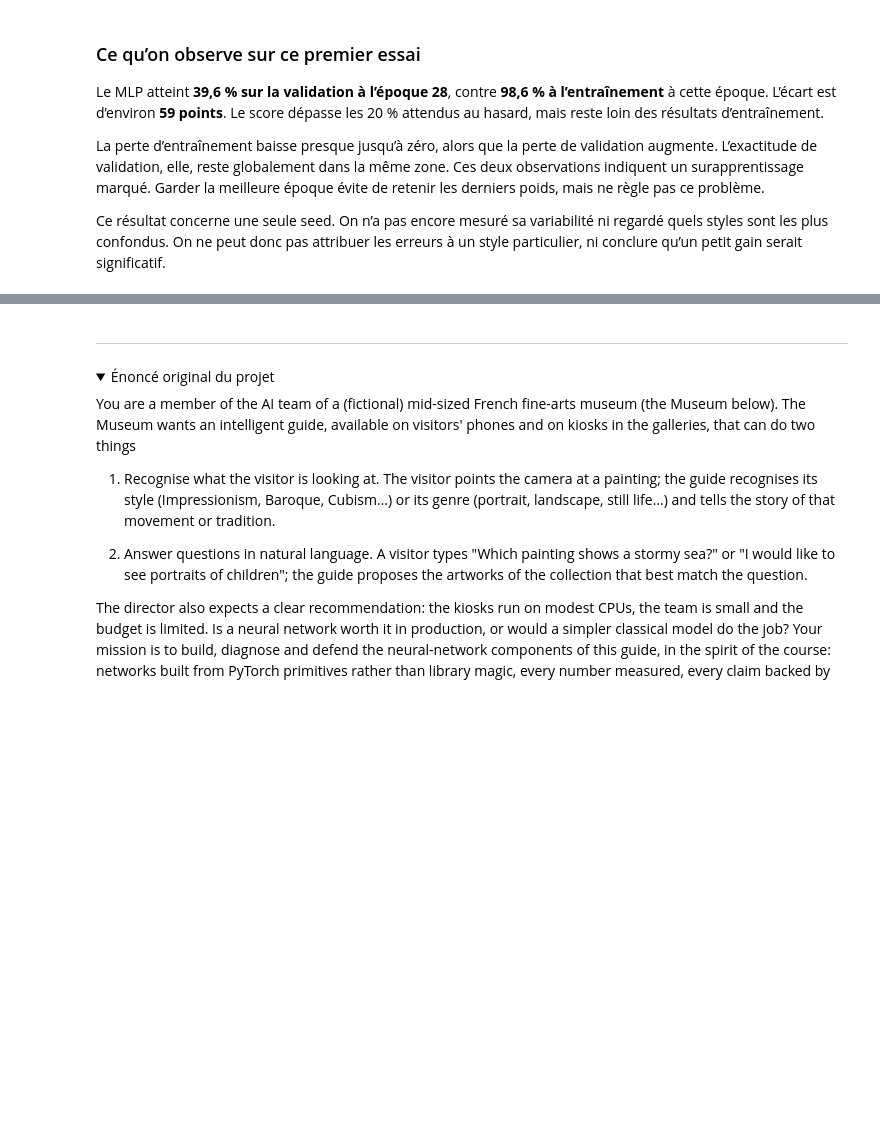
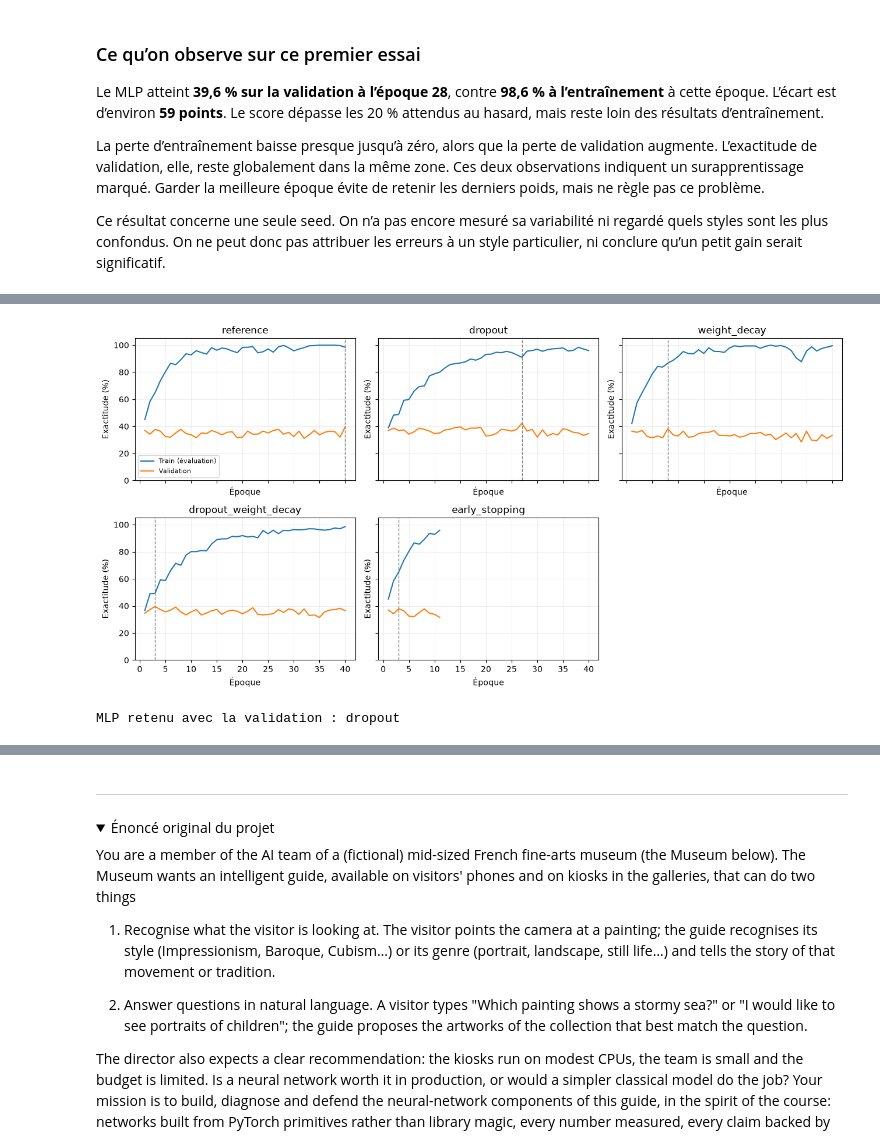
Before and after one commit to nbachiri-oss/Deep-Learning-Wikiart, a Jupyter notebook: wikiart.ipynb, the cells around one changed output, grey strips where cells are left out. Drawn from its saved outputs; the diff is of its cells as text; code cells hidden in the pictures; folded sections open; blank space fills up the shorter version.

Commit message:
Compare MLP regularization and train the ResNet-18 head with a frozen backbone

```diff
--- a/wikiart.ipynb
+++ b/wikiart.ipynb
@@ -1098,0 +1247,17 @@ La recherche d’œuvres en langage naturel reste une piste ultérieure ; ce not
+# %%
+mlp_results = {}
+for settings in MLP_EXPERIMENTS:
+    result_path = REGULARIZATION_DIR / settings["name"] / "validation_summary.json"
+    if not result_path.is_file():
+        raise FileNotFoundError("Résultats de régularisation absents : passer RUN_REGULARIZATION = True.")
+    mlp_results[settings["name"]] = json.loads(result_path.read_text(encoding="utf-8"))
+
+mlp_comparison = pd.DataFrame([
+    {"Essai": name, "Époques": result["epochs_run"], "Meilleure époque": result["best_epoch"],
+     "Train (%)": 100 * result["train_accuracy_at_best_epoch"],
+     "Validation (%)": 100 * result["best_validation_accuracy"],
+     "Écart (points)": 100 * result["train_validation_accuracy_gap"],
+     "Perte validation": result["best_validation_loss"]}
+    for name, result in mlp_results.items()
+]).set_index("Essai")
+mlp_comparison.round(2)
@@ -1098,0 +1272,21 @@ La recherche d’œuvres en langage naturel reste une piste ultérieure ; ce not
+# %%
+fig, axes = plt.subplots(2, 3, figsize=(13, 6.5), sharex=True, sharey=True)
+for ax, (name, result) in zip(axes.flat, mlp_results.items()):
+    run_history = pd.read_csv(REGULARIZATION_DIR / name / "training_history.csv")
+    ax.plot(run_history["epoch"], 100 * run_history["train_accuracy"], label="Train (évaluation)")
+    ax.plot(run_history["epoch"], 100 * run_history["validation_accuracy"], label="Validation")
+    ax.axvline(result["best_epoch"], color="gray", linestyle="--", linewidth=1)
+    ax.set(title=name, xlabel="Époque", ylabel="Exactitude (%)", ylim=(0, 105))
+    ax.grid(alpha=0.2)
+axes.flat[0].legend(fontsize=8)
+axes.flat[-1].axis("off")
+plt.tight_layout()
+plt.show()
+
+best_mlp_name = max(mlp_results, key=lambda name: (
+    mlp_results[name]["best_validation_accuracy"], -mlp_results[name]["best_validation_loss"]
+))
+print("MLP retenu avec la validation :", best_mlp_name)
+# %% [output]
+[figure, added]
+MLP retenu avec la validation : dropout
```
Also changed, not shown: parts of 21 cells of this notebook, 19 other files.
